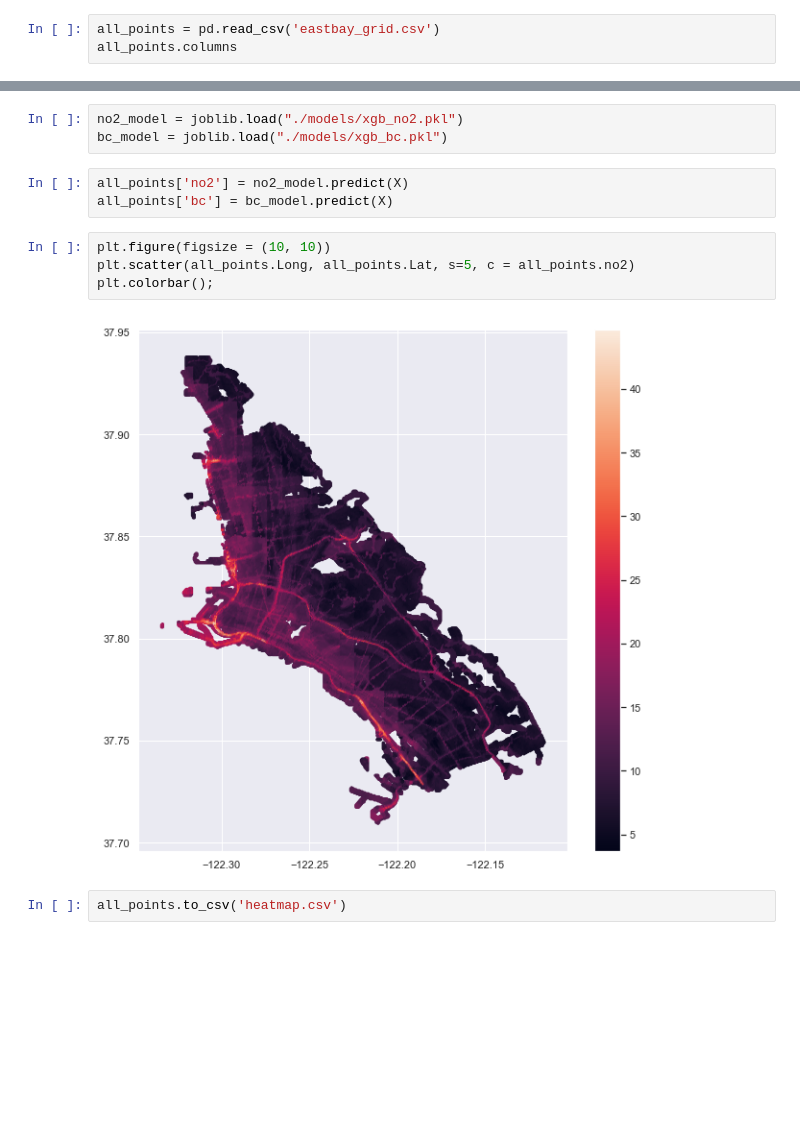
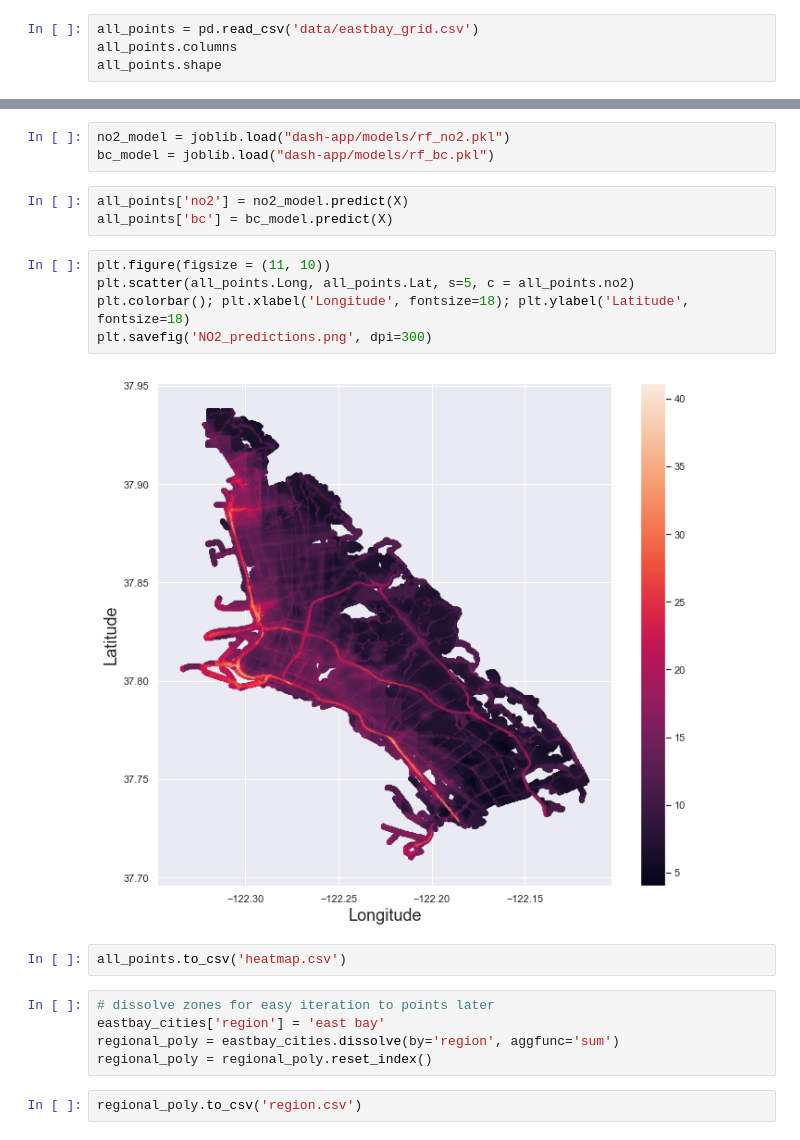
Before and after one commit to samdchamberlain/HealthyHomes_Insight, a Jupyter notebook: Heatmap_generation.ipynb, the cells around one changed output, grey strips where cells are left out. Drawn from its saved outputs; the diff is of its cells as text; blank space fills up the shorter version.

Commit message:
changed underyling heatmap model to random forest and re-tuned the random forest pickles in the main processing pipeline

```diff
--- a/Heatmap_generation.ipynb
+++ b/Heatmap_generation.ipynb
@@ -328,6 +305,7 @@ all_points.to_csv('eastbay_grid.csv')
 # %% [markdown]
 # Model the heatmap
 # %%
-all_points = pd.read_csv('eastbay_grid.csv')
+all_points = pd.read_csv('data/eastbay_grid.csv')
 all_points.columns
+all_points.shape
 # %% [output]
@@ -379,14 +348,22 @@ Index(['closest_highway', 'closest_primary', 'closest_secondary',
 # %%
-no2_model = joblib.load("./models/xgb_no2.pkl")
-bc_model = joblib.load("./models/xgb_bc.pkl")
+no2_model = joblib.load("dash-app/models/rf_no2.pkl")
+bc_model = joblib.load("dash-app/models/rf_bc.pkl")
 # %%
 all_points['no2'] = no2_model.predict(X)
 all_points['bc'] = bc_model.predict(X)
 # %%
-plt.figure(figsize = (10, 10))
+plt.figure(figsize = (11, 10))
 plt.scatter(all_points.Long, all_points.Lat, s=5, c = all_points.no2)
-plt.colorbar();
+plt.colorbar(); plt.xlabel('Longitude', fontsize=18); plt.ylabel('Latitude', fontsize=18)
+plt.savefig('NO2_predictions.png', dpi=300)
 # %% [output]
-[figure, old version]
+[figure, new version]
 # %%
 all_points.to_csv('heatmap.csv')
+# %%
+# dissolve zones for easy iteration to points later
+eastbay_cities['region'] = 'east bay'
+regional_poly = eastbay_cities.dissolve(by='region', aggfunc='sum')
+regional_poly = regional_poly.reset_index()
+# %%
+regional_poly.to_csv('region.csv')
```
Also changed, not shown: parts of 15 cells of this notebook, 1 other file.
